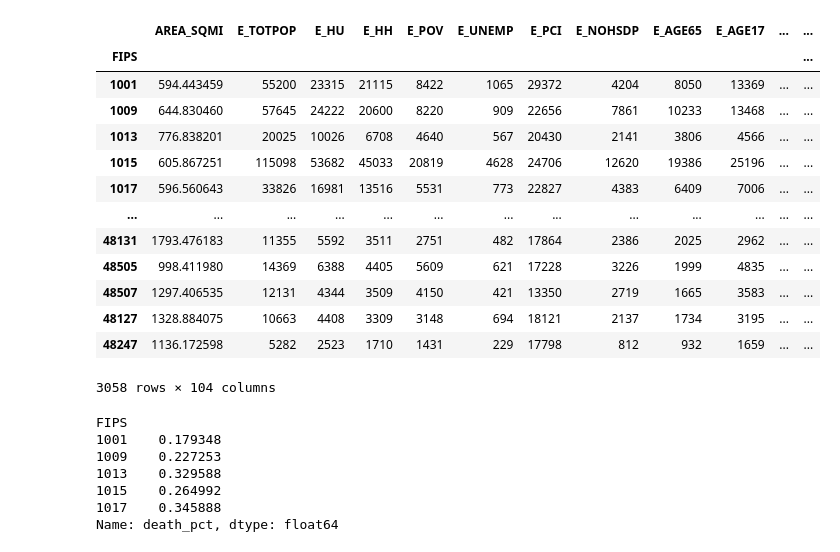
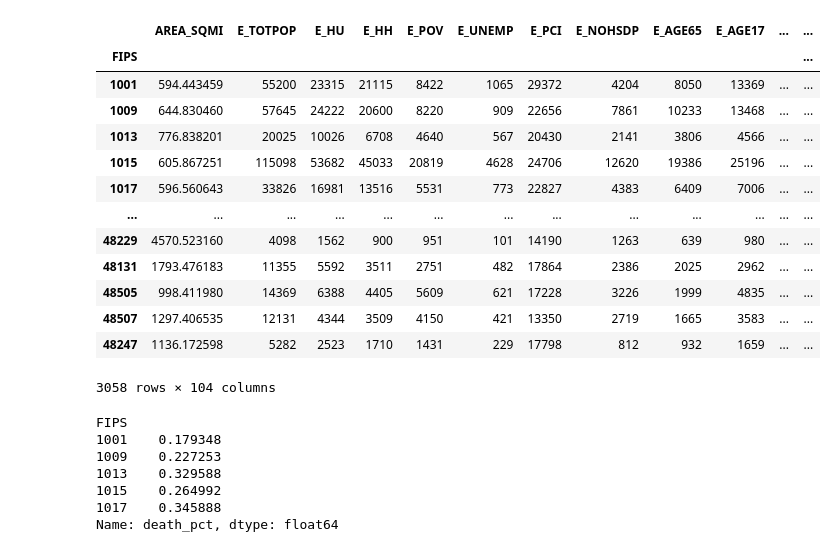
Before and after one commit to sdguerrette/capstone_project, a Jupyter notebook: code/ML_models/classifiers/NN_deaths_class_exploration.ipynb, the cells around one changed output. Drawn from its saved outputs; the diff is of its cells as text; code cells hidden in the pictures.

Commit message:
switched all code to pull from sql db instead of csvs, removed unneeded pandas indexing and preprocing code that is now done in sql.

```diff
--- a/code/ML_models/ML_deaths_class_exploration.ipynb
+++ b/code/ML_models/classifiers/NN_deaths_class_exploration.ipynb
@@ -5,3 +8,10 @@ import numpy as np
 from sklearn.preprocessing import StandardScaler
 from sklearn.model_selection import train_test_split
 import tensorflow as tf
+# %%
+#create engine and connect to AWS RDS
+db_string = f"postgresql://postgres:{db_password}@capstone-db.cutxgn80t57o.us-west-1.rds.amazonaws.com"
+engine = create_engine(db_string)
+# read and check merged death table
+deaths_df = pd.read_sql('deaths_merged_full', con = engine)
+deaths_df
@@ -26,23 +36,23 @@ df
 # %%
 #set index to FIPS
-df = df.set_index(df['FIPS'])
-df= df.drop(columns = ['FIPS','Unnamed: 0'])
+deaths_df = deaths_df.set_index(deaths_df['FIPS'])
+deaths_df= deaths_df.drop(columns = ['FIPS'])
 # %%
 # examine dataframe
-df
+deaths_df
 # %% [output]
 |  | AREA_SQMI | E_TOTPOP | E_HU | E_HH | E_POV | E_UNEMP | E_PCI | E_NOHSDP | E_AGE65 | E_AGE17 | ... | ... |
 | FIPS |  |  |  |  |  |  |  |  |  |  |  | ... |
 | 1001 | 594.443459 | 55200 | 23315 | 21115 | 8422 | 1065 | 29372 | 4204 | 8050 | 13369 | ... | ... |
 | 1009 | 644.830460 | 57645 | 24222 | 20600 | 8220 | 909 | 22656 | 7861 | 10233 | 13468 | ... | ... |
 | 1013 | 776.838201 | 20025 | 10026 | 6708 | 4640 | 567 | 20430 | 2141 | 3806 | 4566 | ... | ... |
 | 1015 | 605.867251 | 115098 | 53682 | 45033 | 20819 | 4628 | 24706 | 12620 | 19386 | 25196 | ... | ... |
 | 1017 | 596.560643 | 33826 | 16981 | 13516 | 5531 | 773 | 22827 | 4383 | 6409 | 7006 | ... | ... |
 | ... | ... | ... | ... | ... | ... | ... | ... | ... | ... | ... | ... | ... |
+| 48229 | 4570.523160 | 4098 | 1562 | 900 | 951 | 101 | 14190 | 1263 | 639 | 980 | ... | ... |
 | 48131 | 1793.476183 | 11355 | 5592 | 3511 | 2751 | 482 | 17864 | 2386 | 2025 | 2962 | ... | ... |
 | 48505 | 998.411980 | 14369 | 6388 | 4405 | 5609 | 621 | 17228 | 3226 | 1999 | 4835 | ... | ... |
 | 48507 | 1297.406535 | 12131 | 4344 | 3509 | 4150 | 421 | 13350 | 2719 | 1665 | 3583 | ... | ... |
-| 48127 | 1328.884075 | 10663 | 4408 | 3309 | 3148 | 694 | 18121 | 2137 | 1734 | 3195 | ... | ... |
 | 48247 | 1136.172598 | 5282 | 2523 | 1710 | 1431 | 229 | 17798 | 812 | 932 | 1659 | ... | ... |
 3058 rows × 104 columns
 # %%
```
Also changed, not shown: parts of 16 cells of this notebook, 32 other files.
